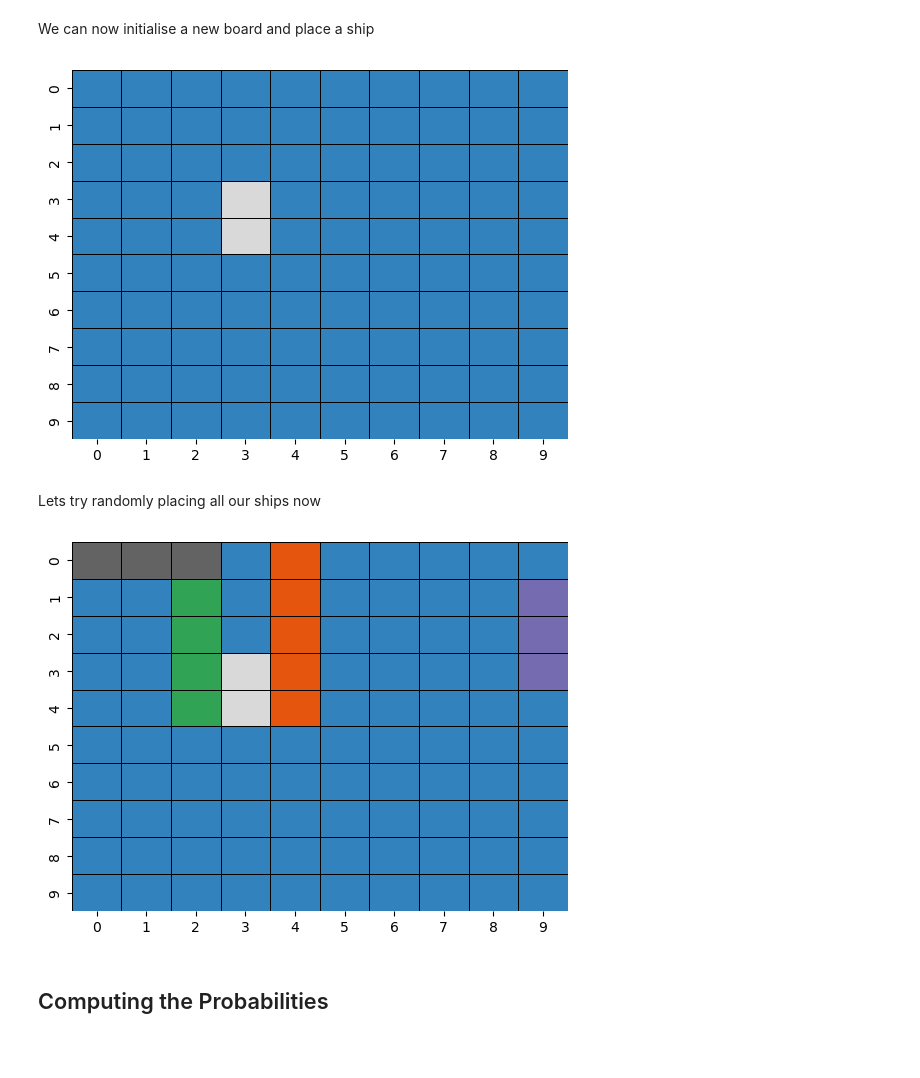
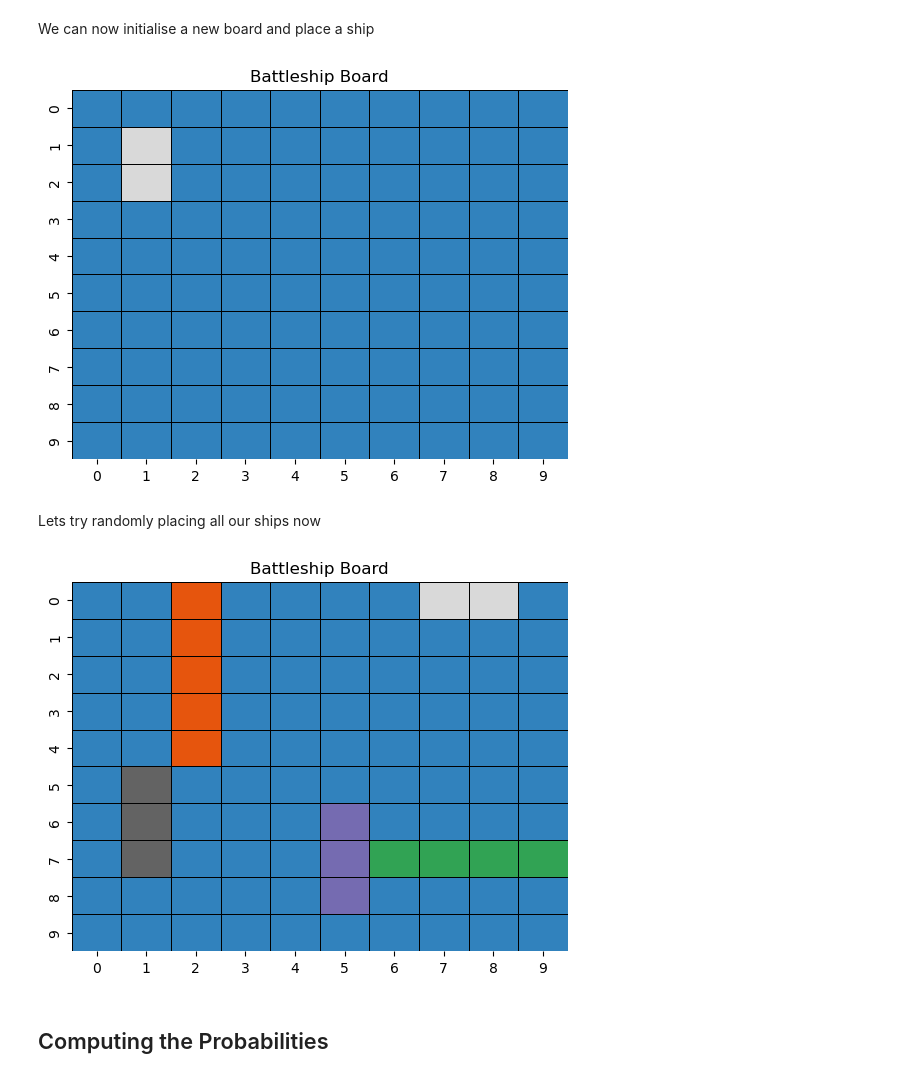
Before and after one commit to damienbose/battleship_analysis, a Jupyter notebook: battleship.ipynb, the cells around one changed output. Drawn from its saved outputs; the diff is of its cells as text; code cells hidden in the pictures; blank space fills up the shorter version.

```diff
--- a/battleship.ipynb
+++ b/battleship.ipynb
@@ -38,7 +32,8 @@ class OpponentBoard:
         return str(self.board)
 
     def is_hit(self, row, col):
-        """Check if a shot is a hit. If it is a hit, track the number of remaining live tiles of ship. This assumed that row, col have not been guessed before."""
+        """Check if a shot is a hit. If it is a hit, track the number of remaining live tiles of ship.
+            This assumed that row, col have not been guessed before."""
         if not self.board[row, col]:
             return False
         else:
@@ -50,8 +45,7 @@ class OpponentBoard:
         return self.ship_to_count[ship_name] == 0
 
     def place_ship(self, ship, row, col, is_vert):
-        """Place a ship on the board. row, col are the top left corner of the ship.
-            does not check wether ship is in bounds.
+        """Place a ship on the board. row, col are the top left corner of the ship. is_vert indicates if ship is vertical.
             returns True if ship is placed, False if ship overlaps with another ship."""
         if is_vert:
             # Make sure ship does not overlap with other ships
@@ -92,12 +86,17 @@ class OpponentBoard:
 
     def plot_board(self):
         """Plot the board."""
+        # Map each ship to a unique integer
         self.ship_id = {ship: i for i, ship in enumerate(self.ship_to_count.keys(), start=1)}
+
+        # Create a colour map: 0 is empty, 1 is ship 1, 2 is ship 2, etc.
         colour_map = np.zeros(self.board.shape)
         for i in range(self.board.shape[0]):
             for j in range(self.board.shape[1]):
                 if self.board[i, j] != None:
                     colour_map[i, j] = self.ship_id[self.board[i, j]]
+
+        plt.title('Battleship Board')
         sns.heatmap(colour_map, linewidths=0.5, cmap="tab20c", linecolor="black", cbar=False)
         plt.show()
 # %% [markdown]
@@ -114,18 +113,18 @@ We can now initialise a new board and place a ship
 # %%
 test_board = OpponentBoard()
 
-# Lets place the Destroyer at row 3, col 3 and placed vertically
-test_board.place_ship(ships[-1], row=3, col=3, is_vert=True)
+# Lets place the Destroyer at row 1, col 1 and placed vertically
+test_board.place_ship(ships[-1], row=1, col=1, is_vert=True)
 test_board.plot_board()
 # %% [output]
-[figure, old version]
+[figure, new version]
 # %% [markdown]
 Lets try randomly placing all our ships now
 # %%
 test_board.generate_random_board(ships) # note this function resets the board
 test_board.plot_board()
 # %% [output]
-[figure, old version]
+[figure, new version]
 # %% [markdown]
 ## Computing the Probabilities
 # %% [markdown]
```
Also changed, not shown: parts of 11 cells of this notebook.
